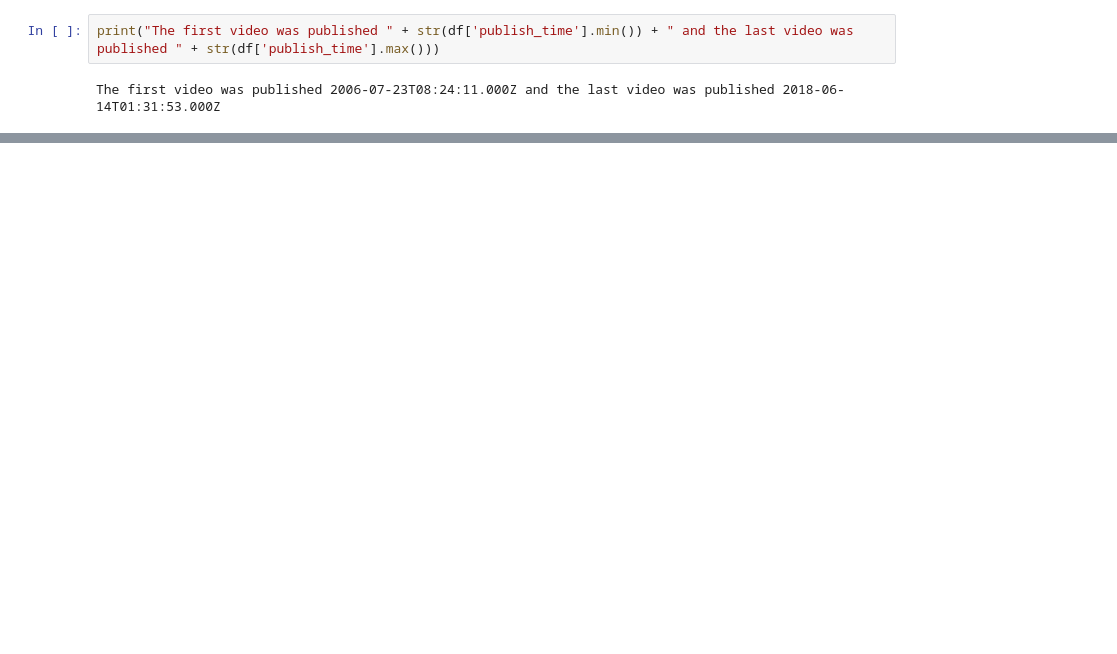
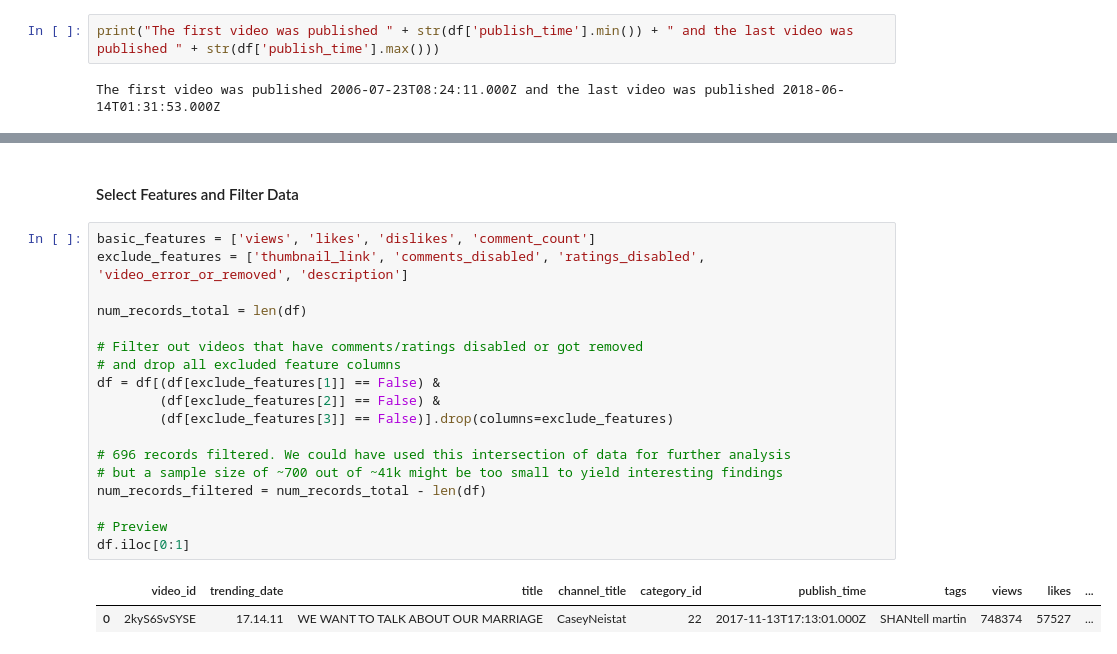
Before and after one commit to ChuckBowers/info-300-final, a Jupyter notebook: final_data_analysis.ipynb, the cells around one changed output, grey strips where cells are left out. Drawn from its saved outputs; the diff is of its cells as text; blank space fills up the shorter version.

```diff
--- a/final_data_analysis.ipynb
+++ b/final_data_analysis.ipynb
@@ -66,0 +45,23 @@ winter = [entry[1] for entry in df.iterrows() if entry[1]['trending_date'][-2:]
+# %% [markdown]
+#### Select Features and Filter Data
+# %%
+basic_features = ['views', 'likes', 'dislikes', 'comment_count']
+exclude_features = ['thumbnail_link', 'comments_disabled', 'ratings_disabled', 'video_error_or_removed', 'description']
+
+num_records_total = len(df)
+
+# Filter out videos that have comments/ratings disabled or got removed
+# and drop all excluded feature columns
+df = df[(df[exclude_features[1]] == False) &
+        (df[exclude_features[2]] == False) &
+        (df[exclude_features[3]] == False)].drop(columns=exclude_features)
+
+# 696 records filtered. We could have used this intersection of data for further analysis
+# but a sample size of ~700 out of ~41k might be too small to yield interesting findings
+num_records_filtered = num_records_total - len(df)
+
+# Preview
+df.iloc[0:1]
+# %% [output]
+|  | video_id | trending_date | title | channel_title | category_id | publish_time | tags | views | likes | ... |
+| 0 | 2kyS6SvSYSE | 17.14.11 | WE WANT TO TALK ABOUT OUR MARRIAGE | CaseyNeistat | 22 | 2017-11-13T17:13:01.000Z | SHANtell martin | 748374 | 57527 | ... |
```
Also changed, not shown: parts of 15 cells of this notebook.
